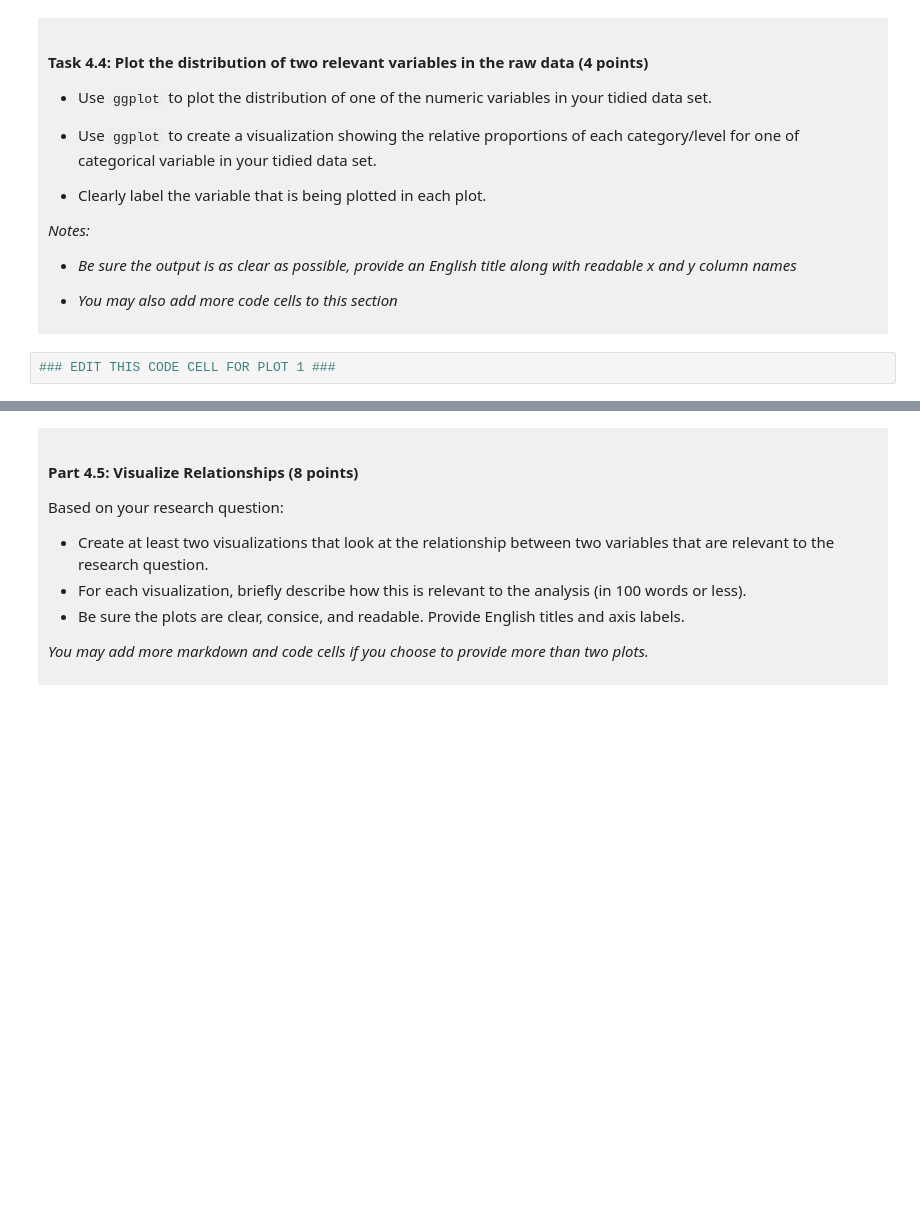
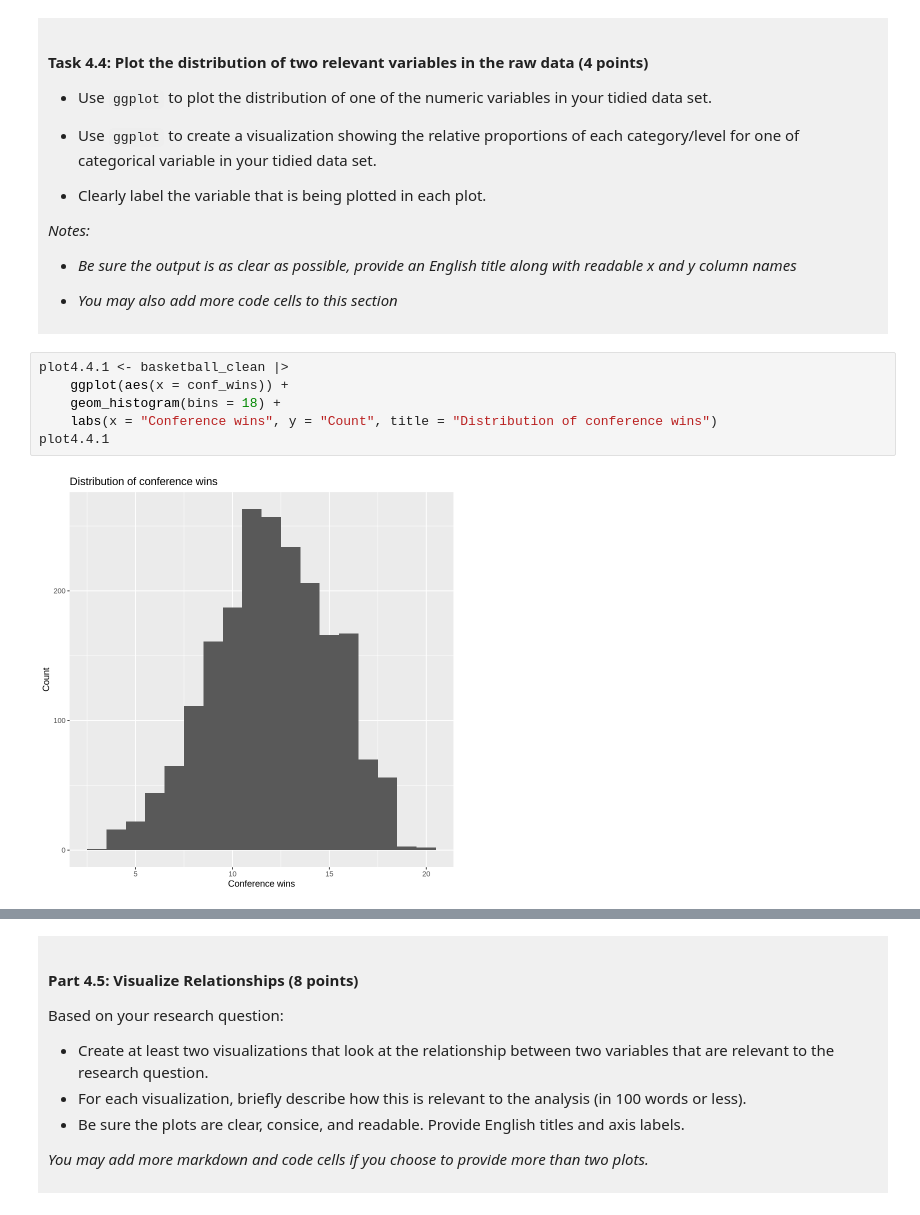
Before and after one commit to Jenimaja/dsci-100-project-sasha-biesanz, a Jupyter notebook: dsci-100-project-notebook.ipynb, the cells around one changed output, grey strips where cells are left out. Cells and saved outputs as stored; diff of their text form; blank space fills up the shorter version.

Commit message:
Knock out draft plots for 4.4

```diff
--- a/dsci-100-project-notebook.ipynb
+++ b/dsci-100-project-notebook.ipynb
@@ -385,5 +356,11 @@ A tibble: 2 × 2
 
 </div>
 # %%
-### EDIT THIS CODE CELL FOR PLOT 1 ###
+plot4.4.1 <- basketball_clean |>
+    ggplot(aes(x = conf_wins)) +
+    geom_histogram(bins = 18) +
+    labs(x = "Conference wins", y = "Count", title = "Distribution of conference wins")
+plot4.4.1
+# %% [output]
+[figure, added]
 # %%
```
Also changed, not shown: parts of 3 cells of this notebook.
